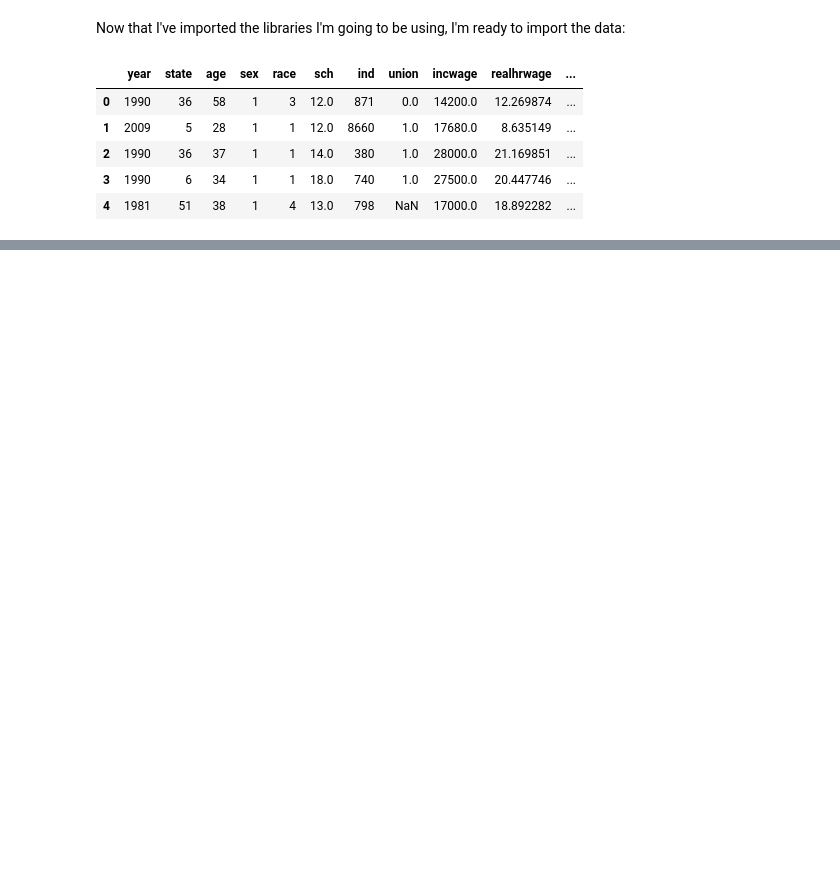
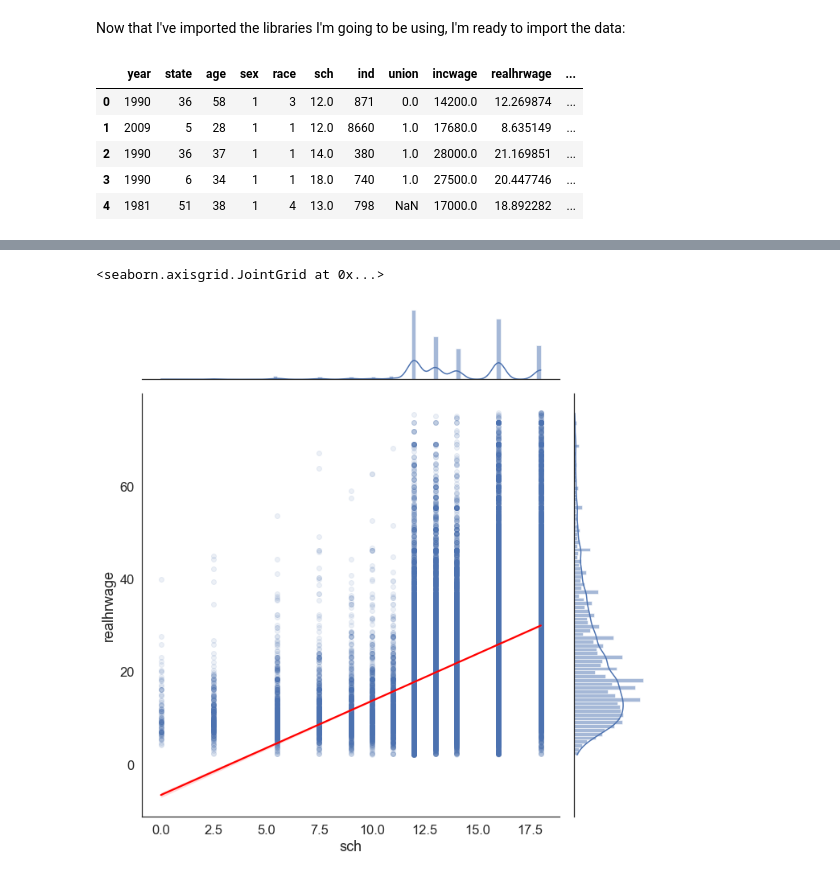
Before and after one commit to KellyLuo123/QM2-1, a Jupyter notebook: W5_Distributions_and_Basic_Statistics.ipynb, the cells around one changed output, grey strips where cells are left out. Drawn from its saved outputs; the diff is of its cells as text; code cells hidden in the pictures; blank space fills up the shorter version.

```diff
--- a/W5_Distributions_and_Basic_Statistics.ipynb
+++ b/W5_Distributions_and_Basic_Statistics.ipynb
@@ -362,24 +60,0 @@ The data might also highlight disparities in educational attainment across the p
-# %%
-def variable_stats(variable):
-    mean = variable.mean()
-    median = variable.median()
-    std = variable.std()
-    print("Mean: " + str(mean))
-    print("Median: " + str(median))
-    print("Standard deviation: " + str(std))
-
-def plot_histogram(variable, bin_number, xlab, title):
-    summary = variable.describe()
-    plt.hist(variable, bins=bin_number, edgecolor='white', density=True)
-    plt.axvline(summary['mean'], color='red', linestyle='dashed', linewidth=1, label='Mean '+str(round(summary['mean'], 2)))
-    plt.axvline(summary['50%'], color='black', linestyle='dashed', linewidth=1, label='Median '+str(round(summary['50%'], 2)))
-    plt.legend()
-    plt.xlabel(xlab)
-    plt.title(title)
-    plt.show()
-
-df = df[df['income'] < 200]
-
-plot_histogram(variable=df['age'], bin_number=80, xlab='Age', title='U.S. Age Distribution, 2013')
-
-plot_histogram(variable=df['sch'], bin_number=10, xlab='Schooling Years', title='U.S. Schooling Years Distribution, 2013')
@@ -796,0 +466,5 @@ The observed difference is statistically significant at the 95% confidence level
+# %%
+sns.jointplot(data=reg_df, x='sch', y='realhrwage', kind="reg",  scatter_kws=dict(alpha=0.1), line_kws=dict(color='red'), height=10)
+# %% [output]
+<seaborn.axisgrid.JointGrid at 0x...>
+[figure, added]
```
Also changed, not shown: parts of 112 cells of this notebook.
